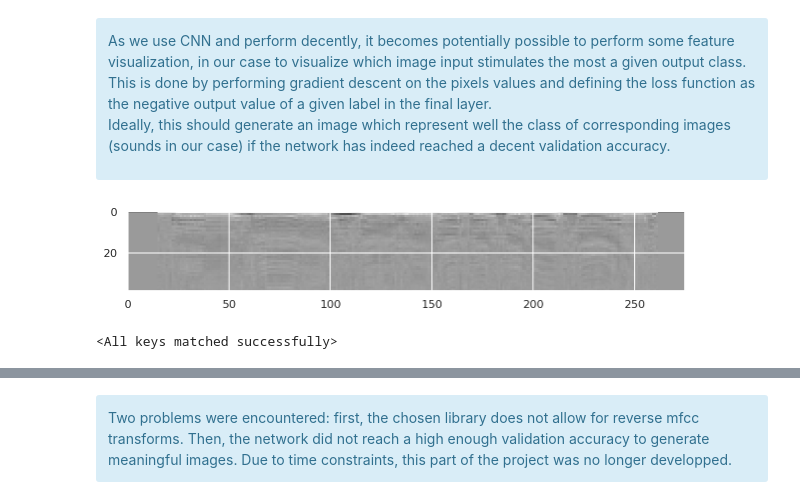
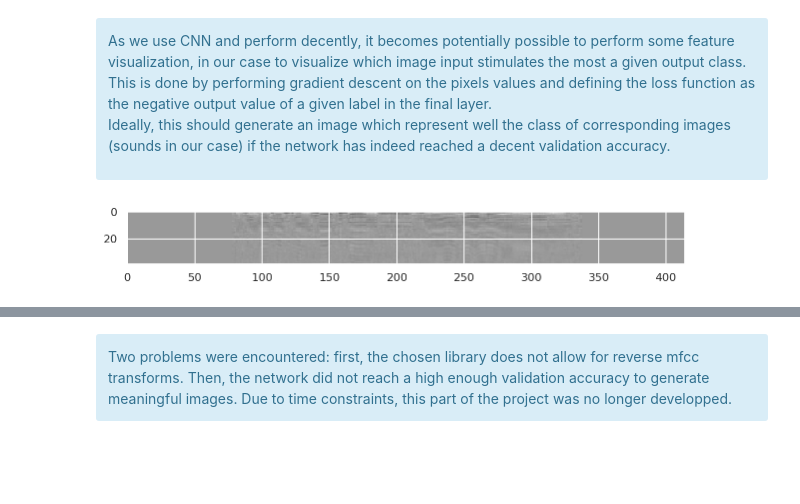
Before and after one commit to ymentha14/EmoDB, a Jupyter notebook: Report_SER.ipynb, the cells around one changed output, grey strips where cells are left out. Drawn from its saved outputs; the diff is of its cells as text; code cells hidden in the pictures; blank space fills up the shorter version.

```diff
--- a/Report_SER.ipynb
+++ b/Report_SER.ipynb
@@ -316,0 +353,5 @@ with open("models/NNoverfit.pkl",'rb') as f:
+# %%
+#make sure the random_state is the same as when the network was trained
+file_names, sfs, data, targets = load_wav_data()
+X_train,X_test,y_train,y_test = train_test_split(data,targets,test_size=0.2, random_state=14)
+X_test_f = get_mfcc(X_test,sfs[0])
@@ -323,13 +387,9 @@ As we use CNN and perform decently, it becomes potentially possible to perform s
 Ideally, this should generate an image which represent well the class of corresponding images (sounds in our case) if the network has indeed reached a decent validation accuracy.
 </div>
 # %%
-vis_sample(data_f[21, 0])
+vis_sample(X_test_f[0,0])
 # %% [output]
-[figure, old version]
+[figure, new version]
-# %%
-model.load_state_dict(torch.load("models/00_00_0000"))
-# %% [output]
-<All keys matched successfully>
 # %%
 results = []
 for i in range(7):
```
Also changed, not shown: parts of 59 cells of this notebook, 30 other files.
